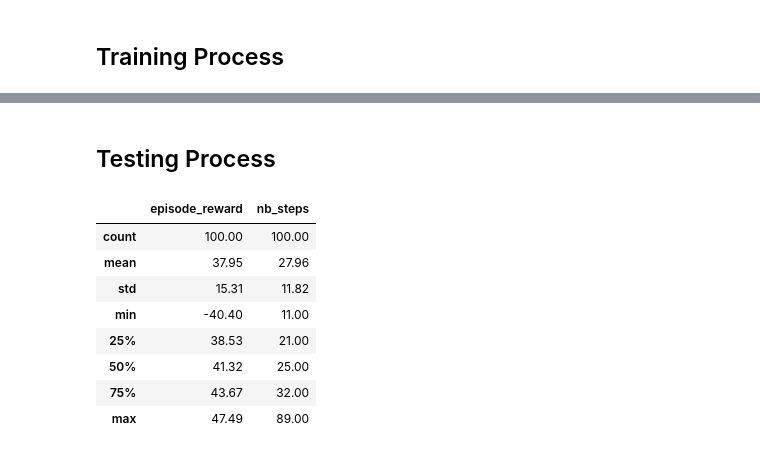
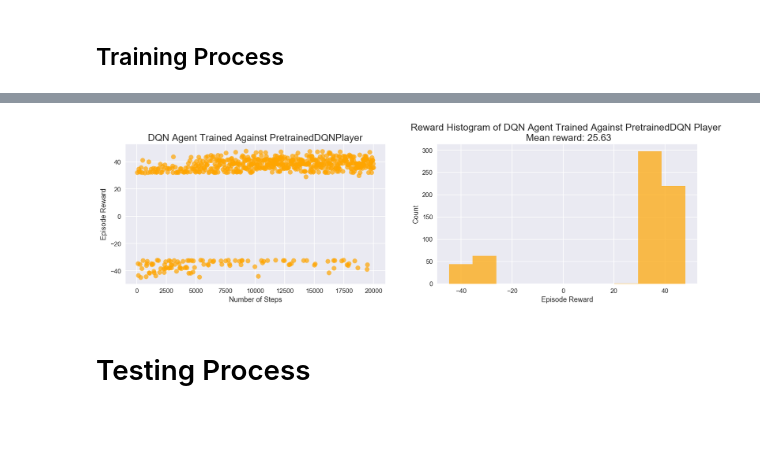
Before and after one commit to vuhcl/poke-env, a Jupyter notebook: src/DQNAgent/dqn_showdown_results.ipynb, the cells around one changed output, grey strips where cells are left out. Drawn from its saved outputs; the diff is of its cells as text; code cells hidden in the pictures; blank space fills up the shorter version.

```diff
--- a/src/DQNAgent/dqn_showdown_results.ipynb
+++ b/src/DQNAgent/dqn_showdown_results.ipynb
@@ -42,17 +49,7 @@ Text(0,0.5,'Count')
+# %%
+rl_train = create_df('PretrainedRLPlayer_trainlog_20000eps.csv')
+create_plots(rl_train, 'PretrainedDQN', 'orange')
+# %% [output]
+[figure, added]
 # %% [markdown]
-## Testing Process
+# Testing Process
-# %%
-random_test = pd.read_csv('TrainedRandomPlayer(20000)vsRandomPlayer_testlog_100eps.csv')
-random_test.drop('Unnamed: 0', axis=1, inplace=True)
-random_stats = random_test.describe().round(2)
-random_stats
-# %% [output]
-|  | episode_reward | nb_steps |
-| count | 100.00 | 100.00 |
-| mean | 37.95 | 27.96 |
-| std | 15.31 | 11.82 |
-| min | -40.40 | 11.00 |
-| 25% | 38.53 | 21.00 |
-| 50% | 41.32 | 25.00 |
-| 75% | 43.67 | 32.00 |
-| max | 47.49 | 89.00 |
```
Also changed, not shown: parts of 13 cells of this notebook.
